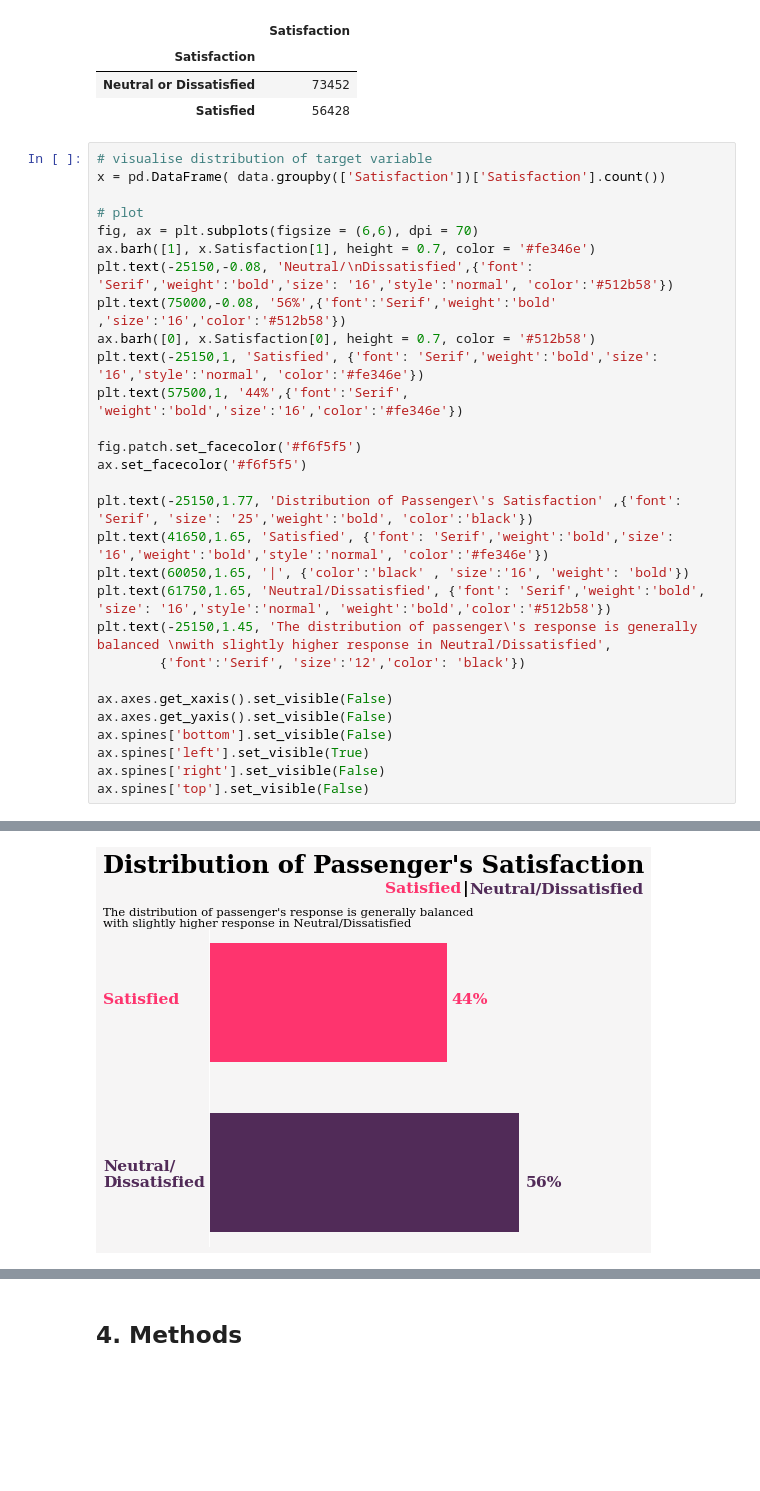
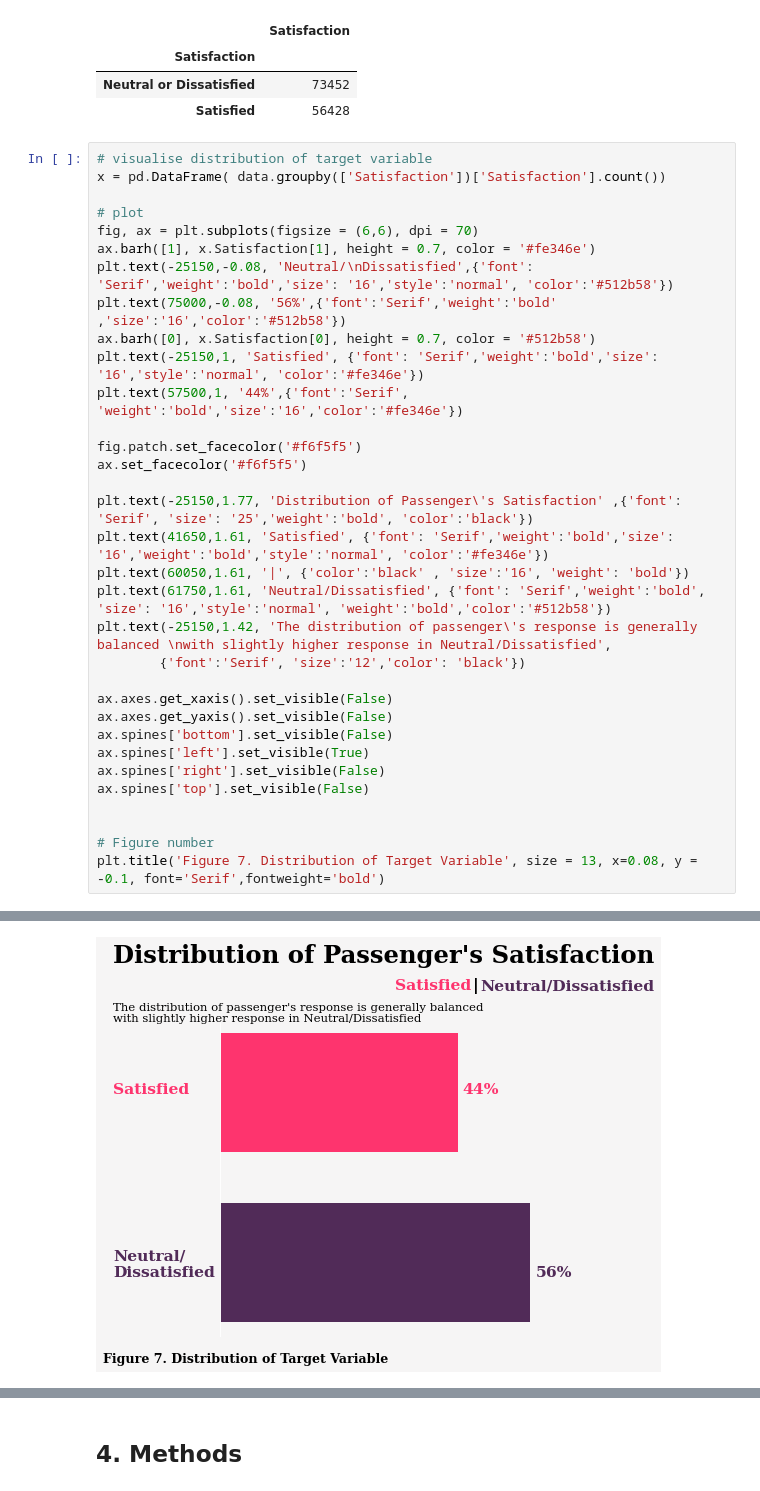
Before and after one commit to phily5051/CASA0006, a Jupyter notebook: business_traveler.ipynb, the cells around one changed output, grey strips where cells are left out. Cells and saved outputs as stored; diff of their text form; blank space fills up the shorter version.

```diff
--- a/business_traveler.ipynb
+++ b/business_traveler.ipynb
@@ -631,10 +623,10 @@ fig.patch.set_facecolor('#f6f5f5')
 ax.set_facecolor('#f6f5f5')
 
 plt.text(-25150,1.77, 'Distribution of Passenger\'s Satisfaction' ,{'font': 'Serif', 'size': '25','weight':'bold', 'color':'black'})
-plt.text(41650,1.65, 'Satisfied', {'font': 'Serif','weight':'bold','size': '16','weight':'bold','style':'normal', 'color':'#fe346e'})
-plt.text(60050,1.65, '|', {'color':'black' , 'size':'16', 'weight': 'bold'})
-plt.text(61750,1.65, 'Neutral/Dissatisfied', {'font': 'Serif','weight':'bold', 'size': '16','style':'normal', 'weight':'bold','color':'#512b58'})
-plt.text(-25150,1.45, 'The distribution of passenger\'s response is generally balanced \nwith slightly higher response in Neutral/Dissatisfied',
+plt.text(41650,1.61, 'Satisfied', {'font': 'Serif','weight':'bold','size': '16','weight':'bold','style':'normal', 'color':'#fe346e'})
+plt.text(60050,1.61, '|', {'color':'black' , 'size':'16', 'weight': 'bold'})
+plt.text(61750,1.61, 'Neutral/Dissatisfied', {'font': 'Serif','weight':'bold', 'size': '16','style':'normal', 'weight':'bold','color':'#512b58'})
+plt.text(-25150,1.42, 'The distribution of passenger\'s response is generally balanced \nwith slightly higher response in Neutral/Dissatisfied',
         {'font':'Serif', 'size':'12','color': 'black'})
 
 ax.axes.get_xaxis().set_visible(False)
@@ -643,4 +635,8 @@ ax.spines['bottom'].set_visible(False)
 ax.spines['left'].set_visible(True)
 ax.spines['right'].set_visible(False)
 ax.spines['top'].set_visible(False)
+
+
+# Figure number
+plt.title('Figure 7. Distribution of Target Variable', size = 13, x=0.08, y = -0.1, font='Serif',fontweight='bold')
 # %% [output]
@@ -647 +644 @@ ax.spines['top'].set_visible(False)
-[figure, old version]
+[figure, new version]
```
Also changed, not shown: parts of 35 cells of this notebook.
